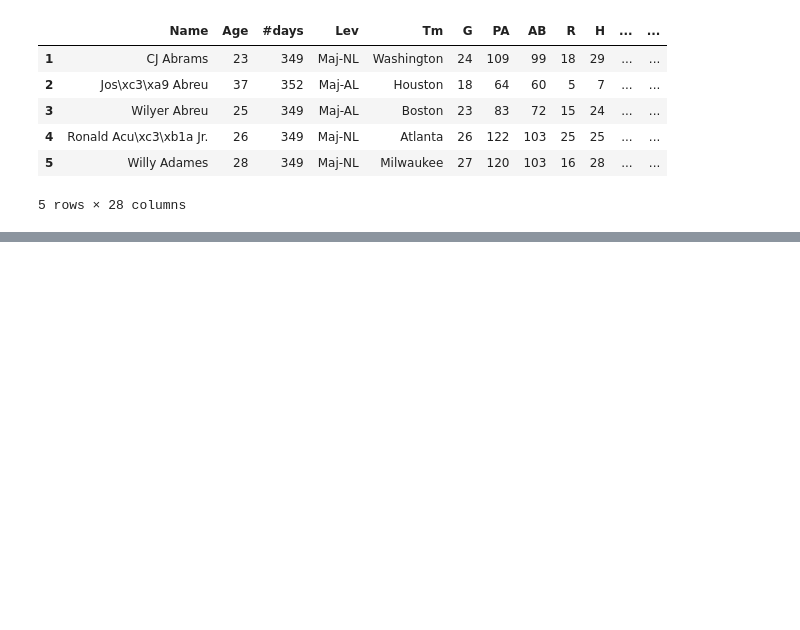
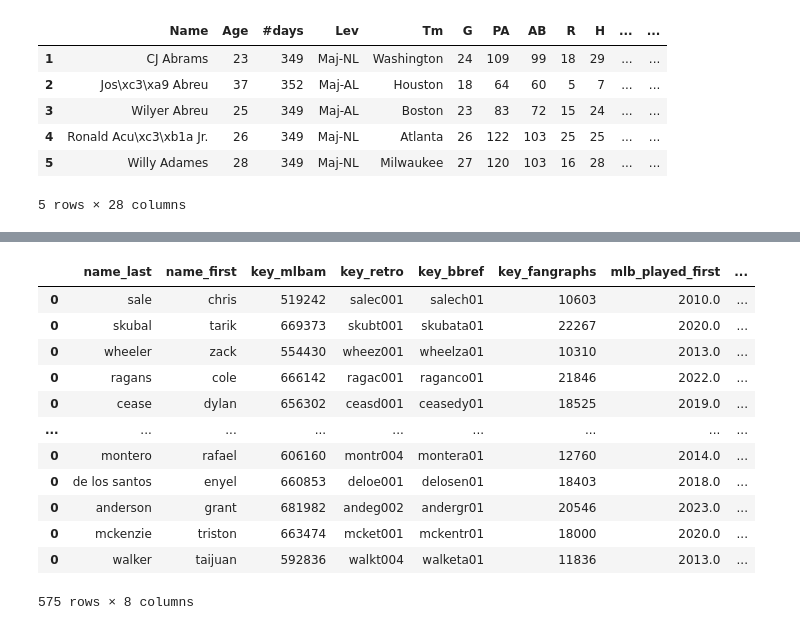
Before and after one commit to JSakuraa/mlb-hit-prediction, a Jupyter notebook: src/DATA_PROCESSING.ipynb, the cells around one changed output, grey strips where cells are left out. Cells and saved outputs as stored; diff of their text form; code cells hidden in the pictures; blank space fills up the shorter version.

```diff
--- a/src/DATA_PROCESSING.ipynb
+++ b/src/DATA_PROCESSING.ipynb
@@ -103,0 +157,16 @@ df.head()
+# %%
+pitcher_ids_df
+# %% [output]
+|  | name_last | name_first | key_mlbam | key_retro | key_bbref | key_fangraphs | mlb_played_first | ... |
+| 0 | sale | chris | 519242 | salec001 | salech01 | 10603 | 2010.0 | ... |
+| 0 | skubal | tarik | 669373 | skubt001 | skubata01 | 22267 | 2020.0 | ... |
+| 0 | wheeler | zack | 554430 | wheez001 | wheelza01 | 10310 | 2013.0 | ... |
+| 0 | ragans | cole | 666142 | ragac001 | raganco01 | 21846 | 2022.0 | ... |
+| 0 | cease | dylan | 656302 | ceasd001 | ceasedy01 | 18525 | 2019.0 | ... |
+| ... | ... | ... | ... | ... | ... | ... | ... | ... |
+| 0 | montero | rafael | 606160 | montr004 | montera01 | 12760 | 2014.0 | ... |
+| 0 | de los santos | enyel | 660853 | deloe001 | delosen01 | 18403 | 2018.0 | ... |
+| 0 | anderson | grant | 681982 | andeg002 | andergr01 | 20546 | 2023.0 | ... |
+| 0 | mckenzie | triston | 663474 | mcket001 | mckentr01 | 18000 | 2020.0 | ... |
+| 0 | walker | taijuan | 592836 | walkt004 | walketa01 | 11836 | 2013.0 | ... |
+575 rows × 8 columns
```
Also changed, not shown: parts of 4 cells of this notebook, 3 other files.
